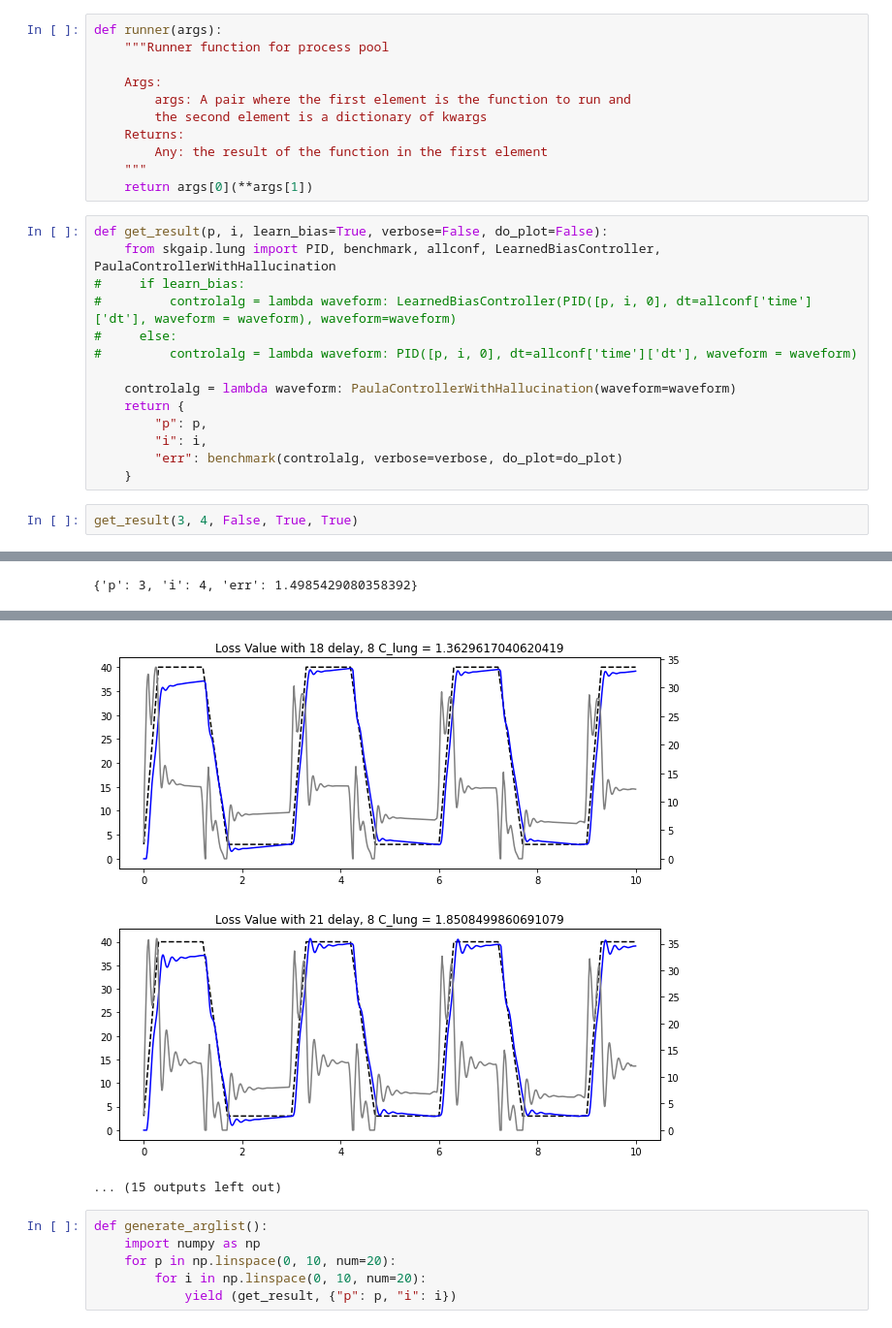
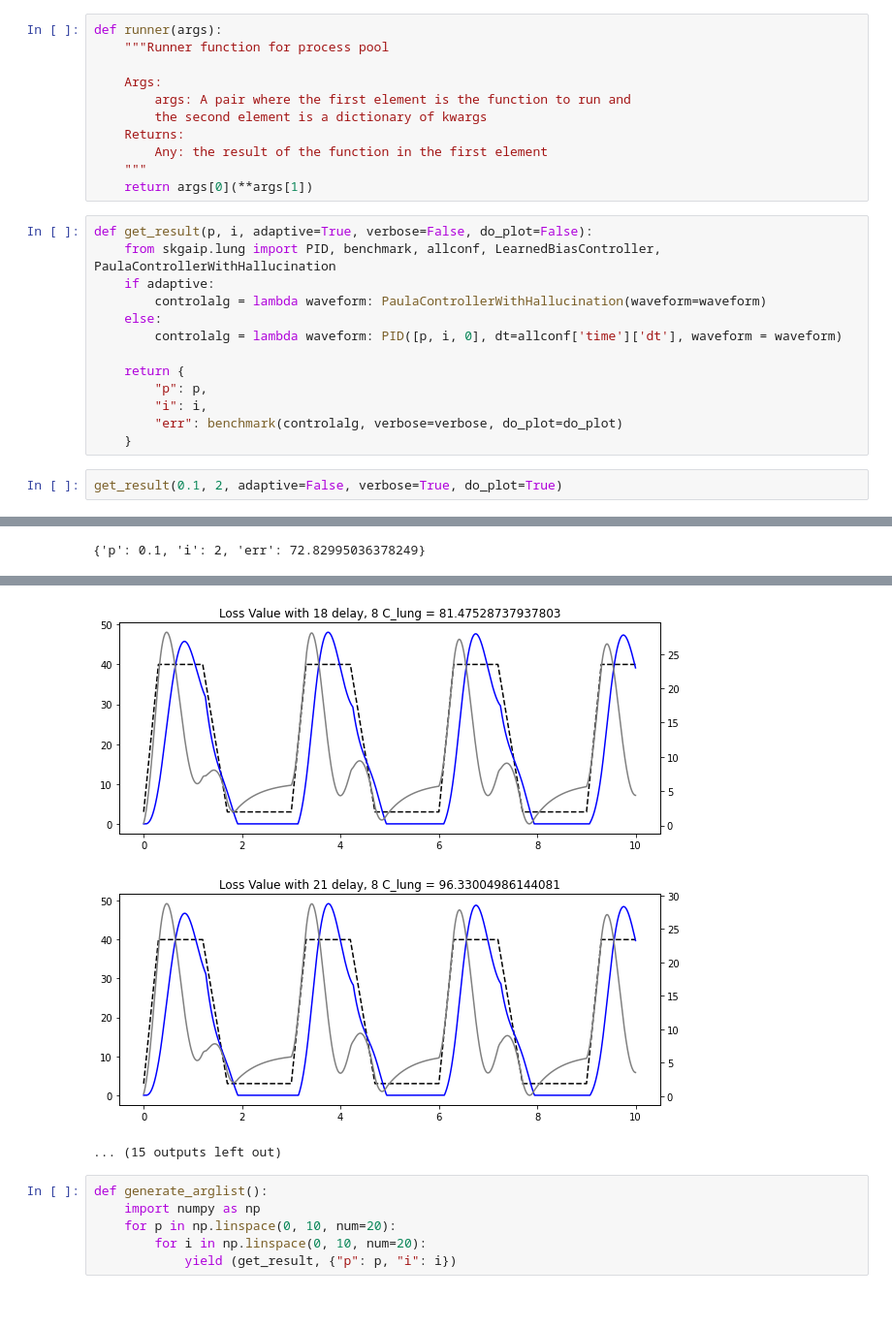
Before and after one commit to danielsuo/skgaip, a Jupyter notebook: notebooks/2020-07-15 DelayLung.ipynb, the cells around one changed output, grey strips where cells are left out. Shown at 97% size. Saved outputs shown, nothing was run; the diff lists cells and outputs as text.

```diff
--- a/notebooks/2020-07-15 DelayLung.ipynb
+++ b/notebooks/2020-07-15 DelayLung.ipynb
@@ -22,19 +25,18 @@ def runner(args):
     """
     return args[0](**args[1])
 # %%
-def get_result(p, i, learn_bias=True, verbose=False, do_plot=False):
+def get_result(p, i, adaptive=True, verbose=False, do_plot=False):
     from skgaip.lung import PID, benchmark, allconf, LearnedBiasController, PaulaControllerWithHallucination
-#     if learn_bias:
-#         controlalg = lambda waveform: LearnedBiasController(PID([p, i, 0], dt=allconf['time']['dt'], waveform = waveform), waveform=waveform)
-#     else:
-#         controlalg = lambda waveform: PID([p, i, 0], dt=allconf['time']['dt'], waveform = waveform)
+    if adaptive:
+        controlalg = lambda waveform: PaulaControllerWithHallucination(waveform=waveform)
+    else:
+        controlalg = lambda waveform: PID([p, i, 0], dt=allconf['time']['dt'], waveform = waveform)
 
-    controlalg = lambda waveform: PaulaControllerWithHallucination(waveform=waveform)
     return {
         "p": p,
         "i": i,
         "err": benchmark(controlalg, verbose=verbose, do_plot=do_plot)
     }
 # %%
-get_result(3, 4, False, True, True)
+get_result(0.1, 2, adaptive=False, verbose=True, do_plot=True)
 # %% [output]
@@ -58 +60 @@ Across 25 runs, mean error is 1.4985429080358392
-{'p': 3, 'i': 4, 'err': 1.4985429080358392}
+{'p': 0.1, 'i': 2, 'err': 72.82995036378249}
@@ -67,5 +69,5 @@ Across 25 runs, mean error is 1.4985429080358392
-[figure, old version]
+[figure, new version]
-[figure, old version]
+[figure, new version]
 ... (15 outputs left out)
 # %%
 def generate_arglist():
```
Also changed, not shown: parts of 2 cells of this notebook, 5 other files.
